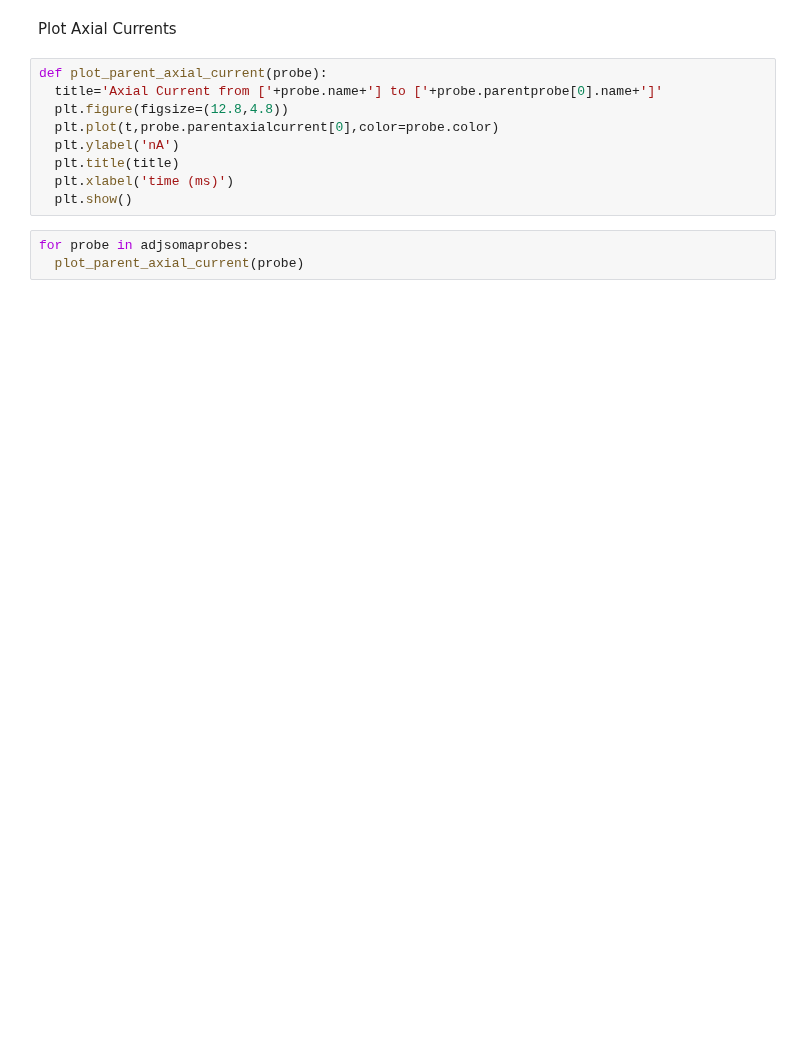
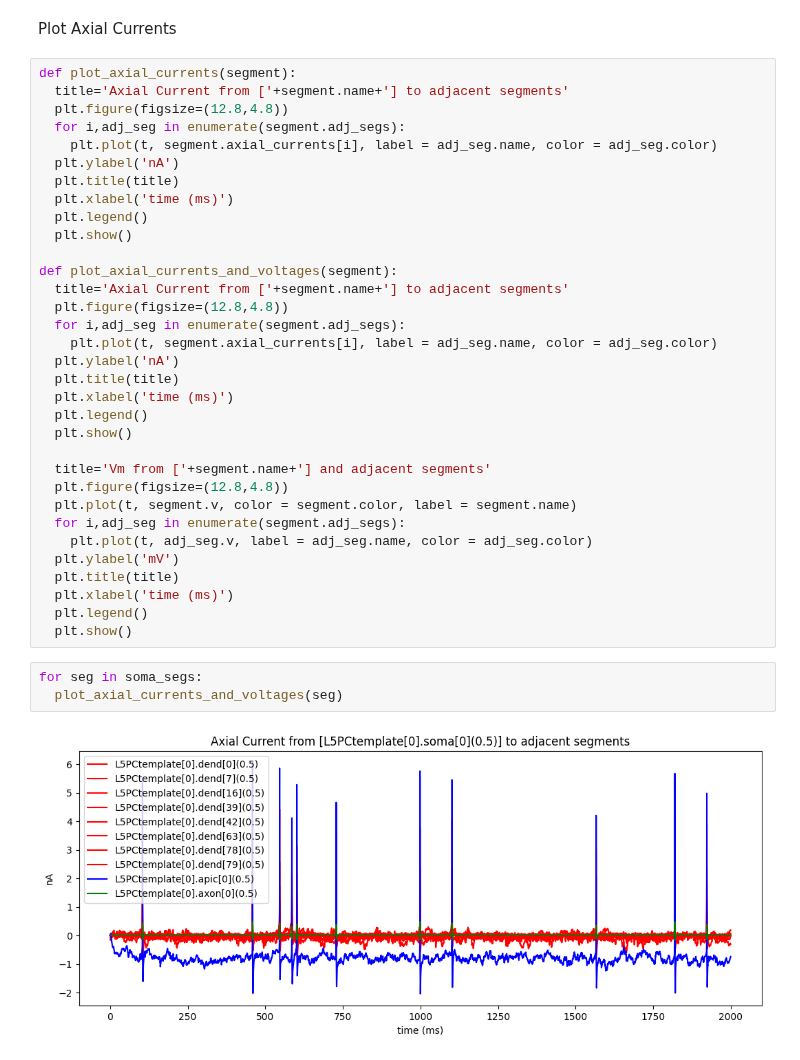
Before and after one commit to davidfague/Neural-Modeling, a Jupyter notebook: Soma_Axial_Currents.ipynb, the cells around one changed output. Cells and saved outputs as stored; diff of their text form; blank space fills up the shorter version.

```diff
--- a/Soma_Axial_Currents.ipynb
+++ b/Soma_Axial_Currents.ipynb
@@ -224,14 +198,40 @@ for probe in somaprobes:
 # %% [markdown]
 Plot Axial Currents
-# %%
-def plot_parent_axial_current(probe):
-  title='Axial Current from ['+probe.name+'] to ['+probe.parentprobe[0].name+']'
-  plt.figure(figsize=(12.8,4.8))
-  plt.plot(t,probe.parentaxialcurrent[0],color=probe.color)
-  plt.ylabel('nA')
-  plt.title(title)
-  plt.xlabel('time (ms)')
-  plt.show()
-# %%
-for probe in adjsomaprobes:
-  plot_parent_axial_current(probe)
+# %%
+def plot_axial_currents(segment):
+  title='Axial Current from ['+segment.name+'] to adjacent segments'
+  plt.figure(figsize=(12.8,4.8))
+  for i,adj_seg in enumerate(segment.adj_segs):
+    plt.plot(t, segment.axial_currents[i], label = adj_seg.name, color = adj_seg.color)
+  plt.ylabel('nA')
+  plt.title(title)
+  plt.xlabel('time (ms)')
+  plt.legend()
+  plt.show()
+
+def plot_axial_currents_and_voltages(segment):
+  title='Axial Current from ['+segment.name+'] to adjacent segments'
+  plt.figure(figsize=(12.8,4.8))
+  for i,adj_seg in enumerate(segment.adj_segs):
+    plt.plot(t, segment.axial_currents[i], label = adj_seg.name, color = adj_seg.color)
+  plt.ylabel('nA')
+  plt.title(title)
+  plt.xlabel('time (ms)')
+  plt.legend()
+  plt.show()
+
+  title='Vm from ['+segment.name+'] and adjacent segments'
+  plt.figure(figsize=(12.8,4.8))
+  plt.plot(t, segment.v, color = segment.color, label = segment.name)
+  for i,adj_seg in enumerate(segment.adj_segs):
+    plt.plot(t, adj_seg.v, label = adj_seg.name, color = adj_seg.color)
+  plt.ylabel('mV')
+  plt.title(title)
+  plt.xlabel('time (ms)')
+  plt.legend()
+  plt.show()
+# %%
+for seg in soma_segs:
+  plot_axial_currents_and_voltages(seg)
+# %% [output]
+[figure, added]
```
Also changed, not shown: parts of 19 cells of this notebook.
